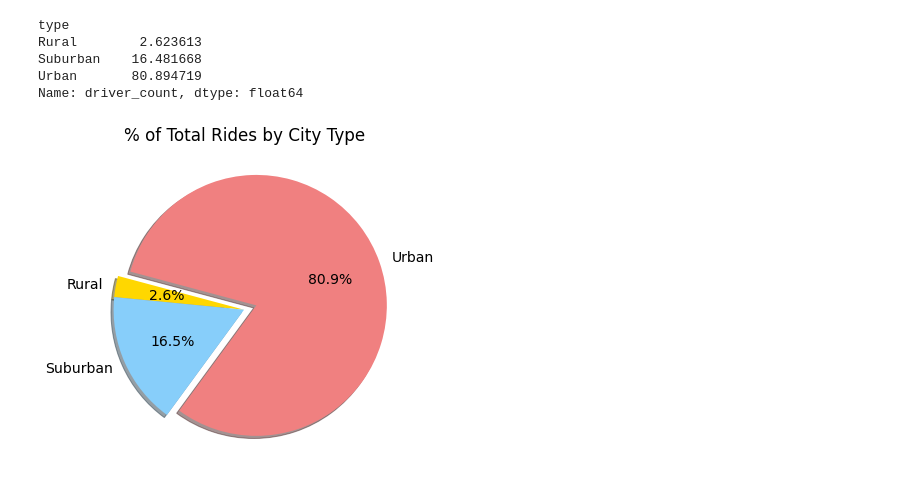
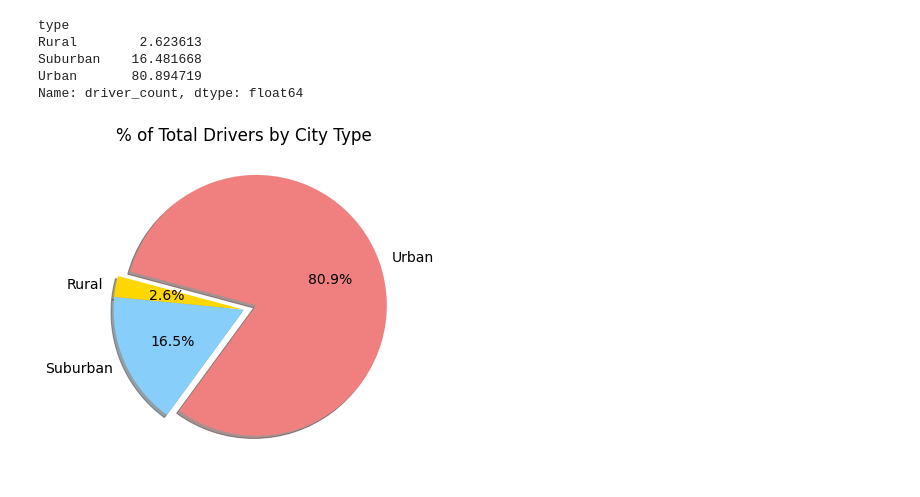
Before and after one commit to jayjohnson526/PyBer_Analysis, a Jupyter notebook: PyBer.ipynb, the cells around one changed output. Saved outputs shown, nothing was run; the diff lists cells and outputs as text; code cells hidden in the pictures.

Commit message:
Final challenge analysis uploaded along with README.md. Figure 7 updated, Table1 added to analysis.

```diff
--- a/PyBer.ipynb
+++ b/PyBer.ipynb
@@ -907,24 +907,24 @@ Suburban    16.481668
 Urban       80.894719
 Name: driver_count, dtype: float64
 # %%
-# Build the percentage of ride count by city type pie chart.
+# Build the percentage of driver count by city type pie chart.
 plt.subplots(figsize=(10, 6))
 plt.pie(driver_percents,
         labels=["Rural", "Suburban", "Urban"],
        colors=["gold", "lightskyblue", "lightcoral"],
        explode=[0, 0, 0.1],
         autopct='%1.1f%%',
         shadow=True, startangle=165)
 
-plt.title("% of Total Rides by City Type")
+plt.title("% of Total Drivers by City Type")
 
 #Change the default font size from 10 to 14.
 mpl.rcParams['font.size'] = 14
 
 # Save Figure
 plt.savefig("analysis/Fig7.png")
 
 # Show Figure
 plt.show()
 # %% [output]
-[figure, old version]
+[figure, new version]
```
Also changed, not shown: parts of 2 cells of this notebook, 5 other files.
